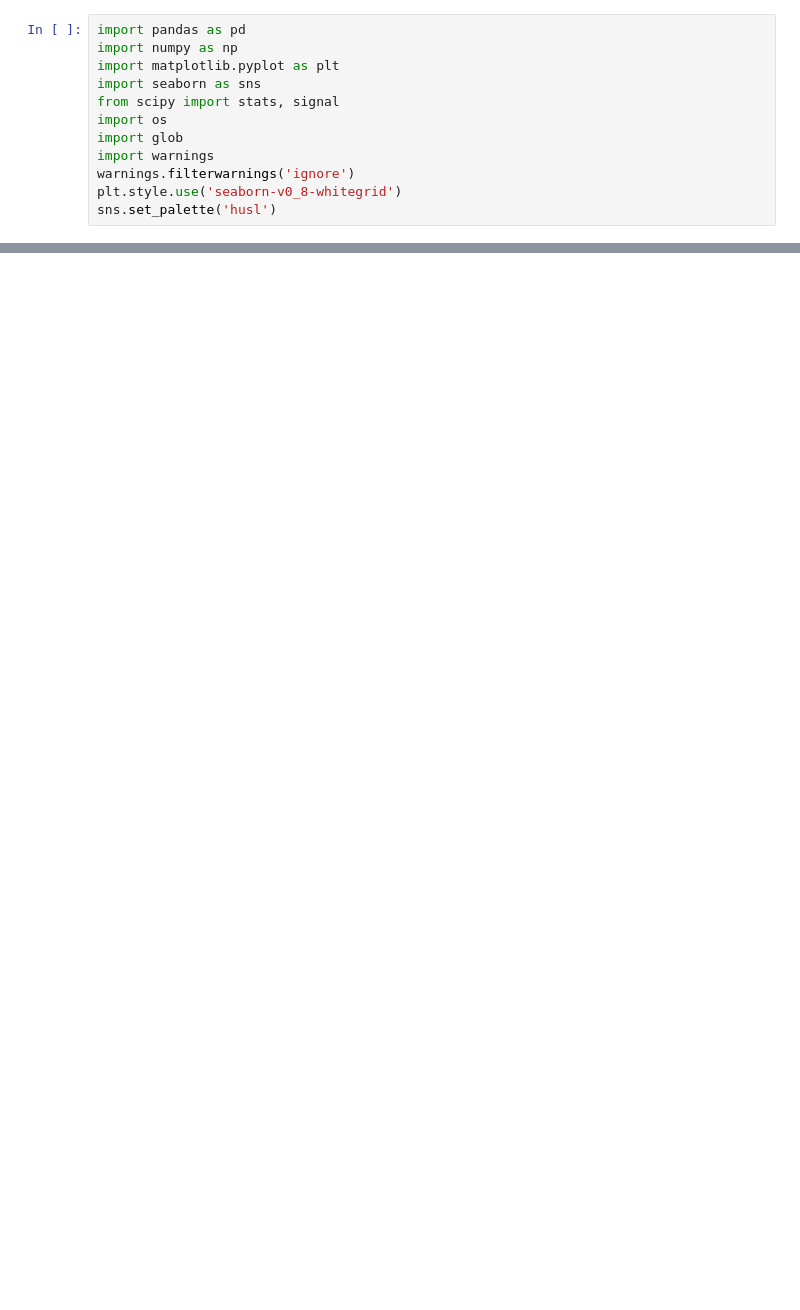
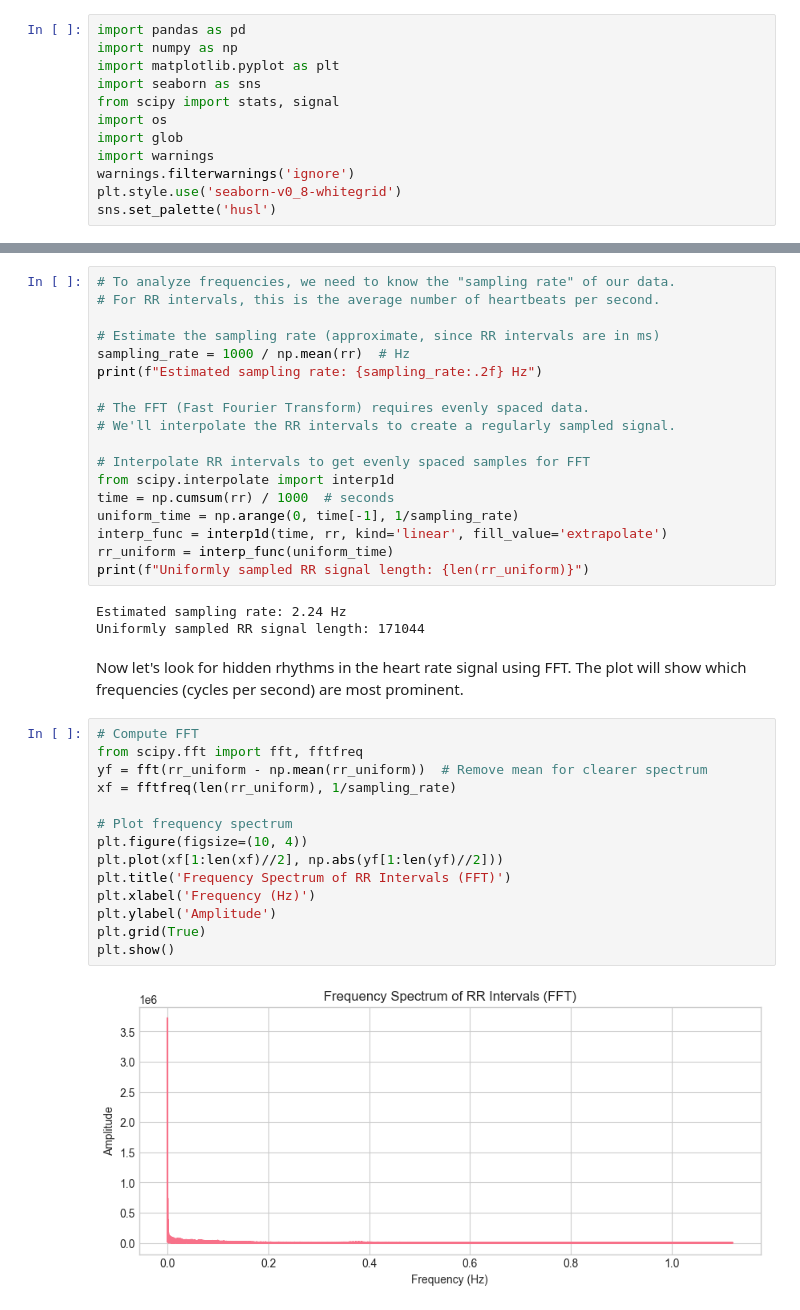
Before and after one commit to oscar-peng/datasci_223, a Jupyter notebook: lectures/04/demo/demo3-hrv-feature-extraction.ipynb, the cells around one changed output, grey strips where cells are left out. Cells and saved outputs as stored; diff of their text form; blank space fills up the shorter version.

```diff
--- a/lectures/04/demo/demo3-hrv-feature-extraction.ipynb
+++ b/lectures/04/demo/demo3-hrv-feature-extraction.ipynb
@@ -136,0 +207,40 @@ plt.show()
+# %%
+# To analyze frequencies, we need to know the "sampling rate" of our data.
+# For RR intervals, this is the average number of heartbeats per second.
+
+# Estimate the sampling rate (approximate, since RR intervals are in ms)
+sampling_rate = 1000 / np.mean(rr)  # Hz
+print(f"Estimated sampling rate: {sampling_rate:.2f} Hz")
+
+# The FFT (Fast Fourier Transform) requires evenly spaced data.
+# We'll interpolate the RR intervals to create a regularly sampled signal.
+
+# Interpolate RR intervals to get evenly spaced samples for FFT
+from scipy.interpolate import interp1d
+time = np.cumsum(rr) / 1000  # seconds
+uniform_time = np.arange(0, time[-1], 1/sampling_rate)
+interp_func = interp1d(time, rr, kind='linear', fill_value='extrapolate')
+rr_uniform = interp_func(uniform_time)
+print(f"Uniformly sampled RR signal length: {len(rr_uniform)}")
+# %% [output]
+Estimated sampling rate: 2.24 Hz
+Uniformly sampled RR signal length: 171044
+# %% [markdown]
+Now let's look for hidden rhythms in the heart rate signal using FFT.
+The plot will show which frequencies (cycles per second) are most prominent.
+# %%
+# Compute FFT
+from scipy.fft import fft, fftfreq
+yf = fft(rr_uniform - np.mean(rr_uniform))  # Remove mean for clearer spectrum
+xf = fftfreq(len(rr_uniform), 1/sampling_rate)
+
+# Plot frequency spectrum
+plt.figure(figsize=(10, 4))
+plt.plot(xf[1:len(xf)//2], np.abs(yf[1:len(yf)//2]))
+plt.title('Frequency Spectrum of RR Intervals (FFT)')
+plt.xlabel('Frequency (Hz)')
+plt.ylabel('Amplitude')
+plt.grid(True)
+plt.show()
+# %% [output]
+[figure, added]
```
Also changed, not shown: parts of 22 cells of this notebook, 5 other files.
